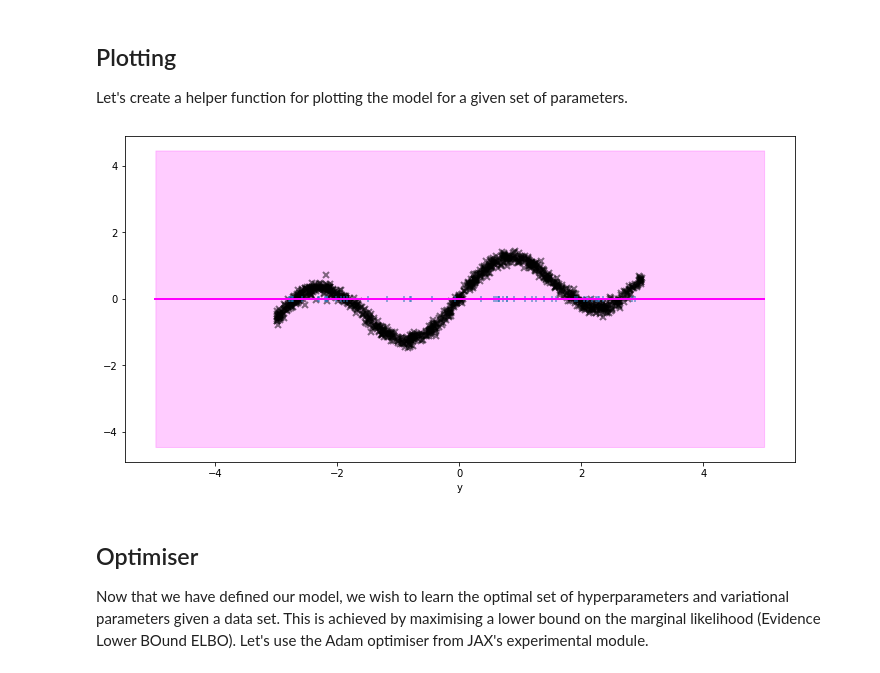
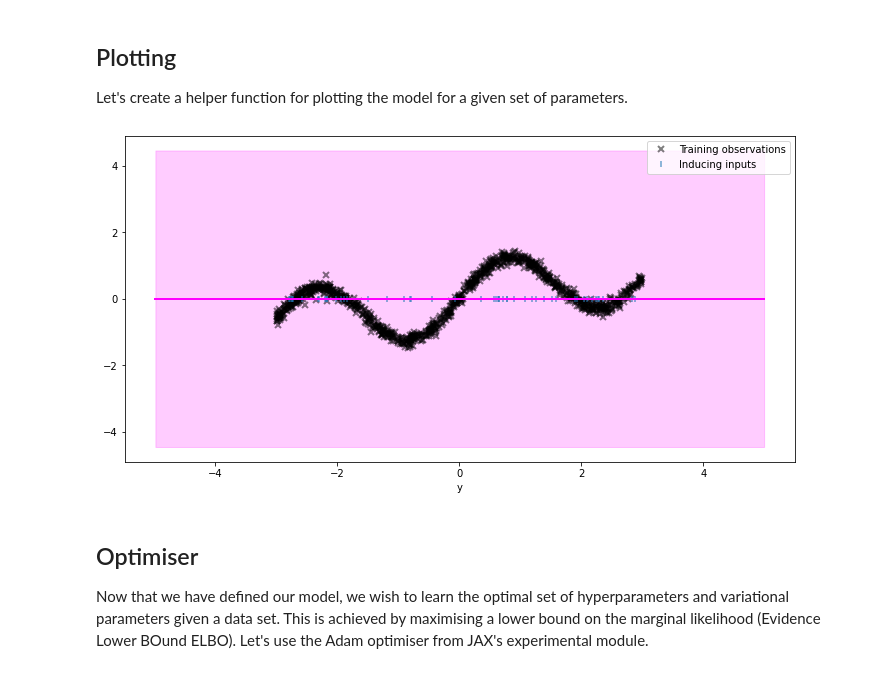
Before and after one commit to aidanscannell/GPJax, a Jupyter notebook: examples/regression/svgp_regression.ipynb, the cells around one changed output. Cells and saved outputs as stored; diff of their text form; code cells hidden in the pictures.

```diff
--- a/examples/regression/svgp_regression.ipynb
+++ b/examples/regression/svgp_regression.ipynb
@@ -81,24 +81,25 @@ Let's create a helper function for plotting the model for a given set of paramet
 # %%
 def plot_model(params):
     params = constrain_params(params)
     plt.figure(figsize=(12, 6))
-    plt.plot(X, Y, "kx", mew=2, alpha=0.5)
-    plt.plot(params["inducing_variable"], jnp.zeros([num_inducing, input_dim]), "|", mew=2, alpha=0.5)
+    plt.plot(X, Y, "kx", mew=2, alpha=0.5, label="Training observations")
+    plt.plot(params["inducing_variable"], jnp.zeros([num_inducing, input_dim]), "|", mew=2, alpha=0.5, label="Inducing inputs")
     mean, var = svgp.predict_y(params, Xtest, full_cov=False)
     plt.plot(Xtest, mean, "magenta", lw=2)
     plt.fill_between(
         Xtest[:, 0],
         mean[:, 0] - 1.96 * jnp.sqrt(var[:, 0]),
         mean[:, 0] + 1.96 * jnp.sqrt(var[:, 0]),
         color="magenta",
         alpha=0.2,
     )
     plt.xlabel("x")
     plt.xlabel("y")
+    plt.legend()
     plt.show()
 plot_model(svgp_params)
 # %% [output]
-[figure, old version]
+[figure, new version]
 # %% [markdown]
 ## Optimiser
 Now that we have defined our model, we wish to learn the optimal set of hyperparameters and variational parameters given a data set. This is achieved by maximising a lower bound on the marginal likelihood (Evidence Lower BOund ELBO).
```
Also changed, not shown: 16 other files.
